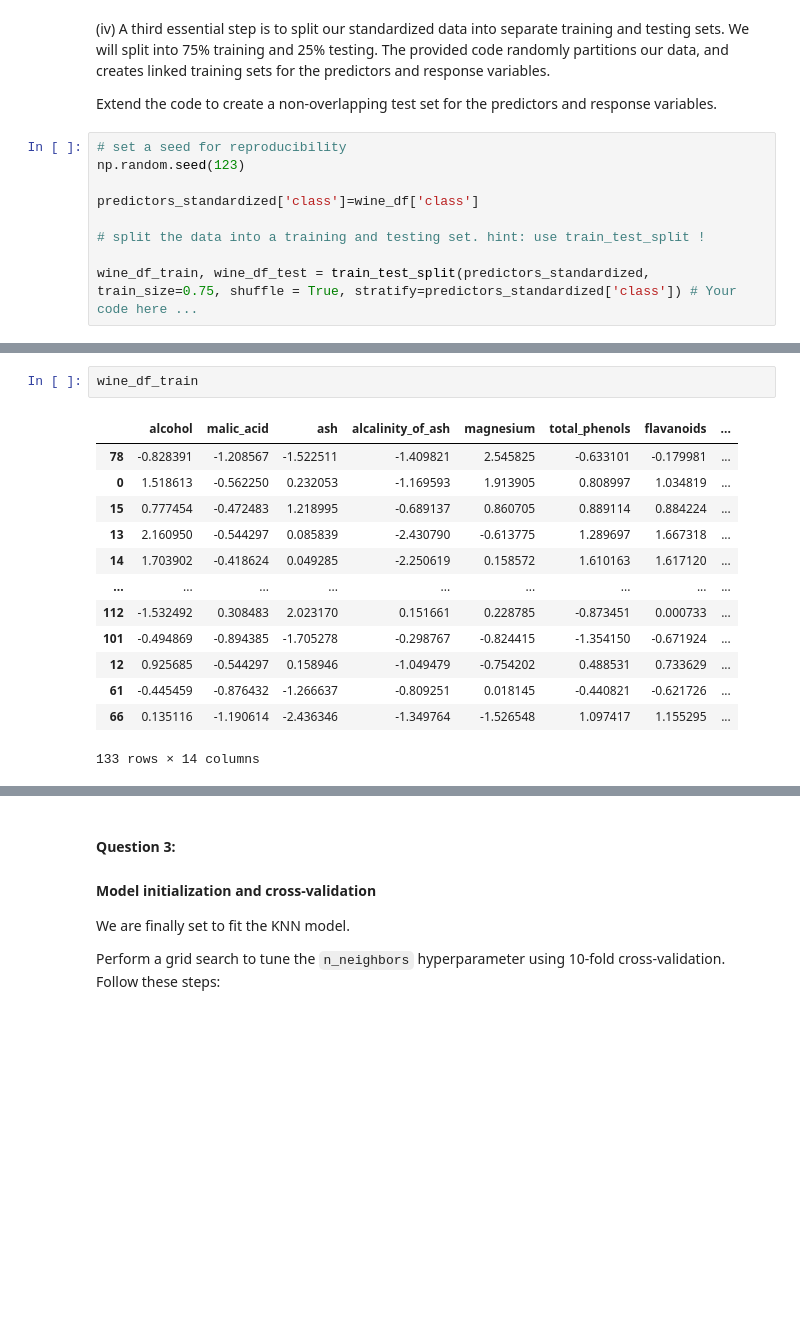
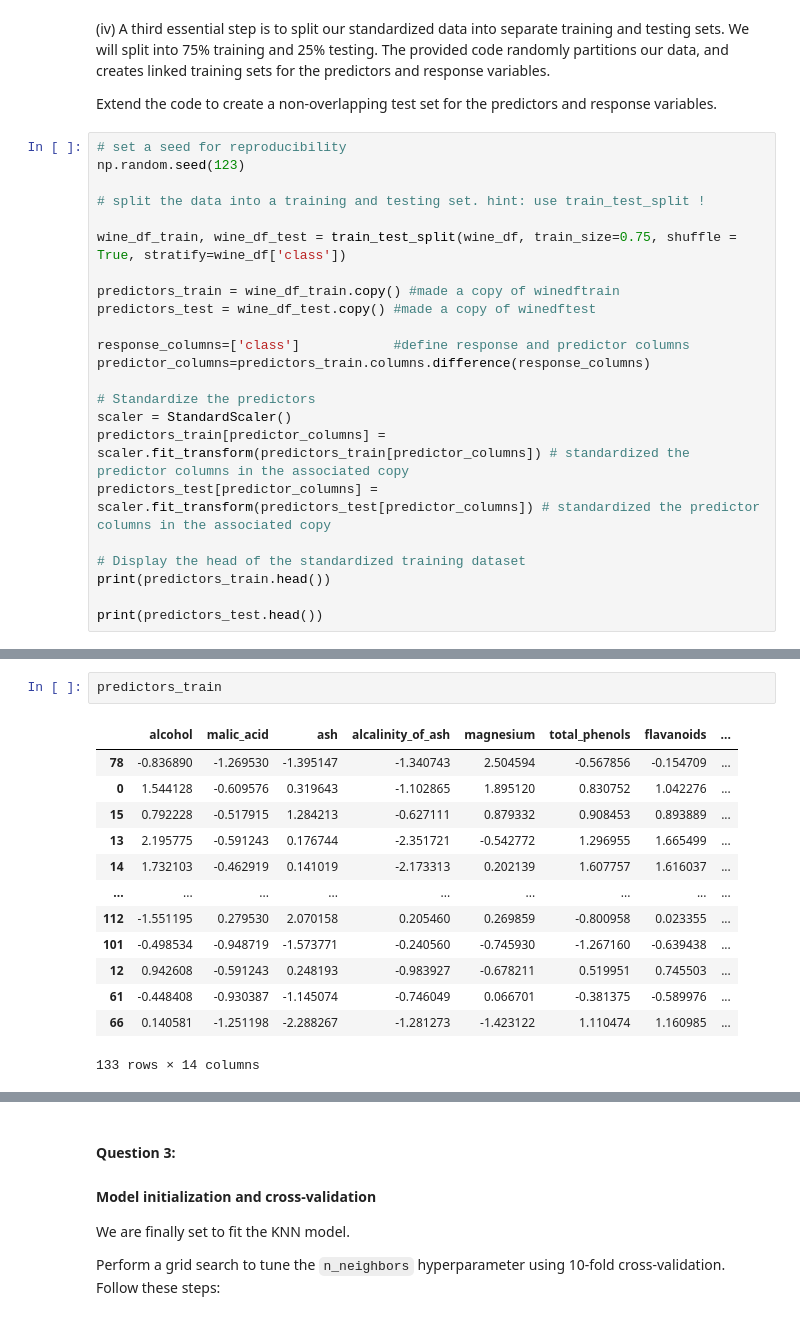
Before and after one commit to azharhasan/LCR, a Jupyter notebook: 02_activities/assignments/assignment_1.ipynb, the cells around one changed output, grey strips where cells are left out. Saved outputs shown, nothing was run; the diff lists cells and outputs as text; blank space fills up the shorter version.

Commit message:
revisions to perform test train split before standardization

```diff
--- a/02_activities/assignments/assignment_1.ipynb
+++ b/02_activities/assignments/assignment_1.ipynb
@@ -163,8 +163,22 @@ Extend the code to create a non-overlapping test set for the predictors and resp
 # set a seed for reproducibility
 np.random.seed(123)
 
-predictors_standardized['class']=wine_df['class']
-
 # split the data into a training and testing set. hint: use train_test_split !
 
-wine_df_train, wine_df_test = train_test_split(predictors_standardized, train_size=0.75, shuffle = True, stratify=predictors_standardized['class']) # Your code here ...
+wine_df_train, wine_df_test = train_test_split(wine_df, train_size=0.75, shuffle = True, stratify=wine_df['class'])
+
+predictors_train = wine_df_train.copy() #made a copy of winedftrain
+predictors_test = wine_df_test.copy() #made a copy of winedftest
+
+response_columns=['class']            #define response and predictor columns
+predictor_columns=predictors_train.columns.difference(response_columns)
+
+# Standardize the predictors
+scaler = StandardScaler()
+predictors_train[predictor_columns] = scaler.fit_transform(predictors_train[predictor_columns]) # standardized the predictor columns in the associated copy
+predictors_test[predictor_columns] = scaler.fit_transform(predictors_test[predictor_columns]) # standardized the predictor columns in the associated copy
+
+# Display the head of the standardized training dataset
+print(predictors_train.head())
+
+print(predictors_test.head())
@@ -171,16 +203,16 @@ wine_df_train, wine_df_test = train_test_split(predictors_standardized, train_si
 # %%
-wine_df_train
+predictors_train
 # %% [output]
 |  | alcohol | malic_acid | ash | alcalinity_of_ash | magnesium | total_phenols | flavanoids | ... |
-| 78 | -0.828391 | -1.208567 | -1.522511 | -1.409821 | 2.545825 | -0.633101 | -0.179981 | ... |
-| 0 | 1.518613 | -0.562250 | 0.232053 | -1.169593 | 1.913905 | 0.808997 | 1.034819 | ... |
-| 15 | 0.777454 | -0.472483 | 1.218995 | -0.689137 | 0.860705 | 0.889114 | 0.884224 | ... |
-| 13 | 2.160950 | -0.544297 | 0.085839 | -2.430790 | -0.613775 | 1.289697 | 1.667318 | ... |
-| 14 | 1.703902 | -0.418624 | 0.049285 | -2.250619 | 0.158572 | 1.610163 | 1.617120 | ... |
+| 78 | -0.836890 | -1.269530 | -1.395147 | -1.340743 | 2.504594 | -0.567856 | -0.154709 | ... |
+| 0 | 1.544128 | -0.609576 | 0.319643 | -1.102865 | 1.895120 | 0.830752 | 1.042276 | ... |
+| 15 | 0.792228 | -0.517915 | 1.284213 | -0.627111 | 0.879332 | 0.908453 | 0.893889 | ... |
+| 13 | 2.195775 | -0.591243 | 0.176744 | -2.351721 | -0.542772 | 1.296955 | 1.665499 | ... |
+| 14 | 1.732103 | -0.462919 | 0.141019 | -2.173313 | 0.202139 | 1.607757 | 1.616037 | ... |
 | ... | ... | ... | ... | ... | ... | ... | ... | ... |
-| 112 | -1.532492 | 0.308483 | 2.023170 | 0.151661 | 0.228785 | -0.873451 | 0.000733 | ... |
-| 101 | -0.494869 | -0.894385 | -1.705278 | -0.298767 | -0.824415 | -1.354150 | -0.671924 | ... |
-| 12 | 0.925685 | -0.544297 | 0.158946 | -1.049479 | -0.754202 | 0.488531 | 0.733629 | ... |
-| 61 | -0.445459 | -0.876432 | -1.266637 | -0.809251 | 0.018145 | -0.440821 | -0.621726 | ... |
-| 66 | 0.135116 | -1.190614 | -2.436346 | -1.349764 | -1.526548 | 1.097417 | 1.155295 | ... |
+| 112 | -1.551195 | 0.279530 | 2.070158 | 0.205460 | 0.269859 | -0.800958 | 0.023355 | ... |
+| 101 | -0.498534 | -0.948719 | -1.573771 | -0.240560 | -0.745930 | -1.267160 | -0.639438 | ... |
+| 12 | 0.942608 | -0.591243 | 0.248193 | -0.983927 | -0.678211 | 0.519951 | 0.745503 | ... |
+| 61 | -0.448408 | -0.930387 | -1.145074 | -0.746049 | 0.066701 | -0.381375 | -0.589976 | ... |
+| 66 | 0.140581 | -1.251198 | -2.288267 | -1.281273 | -1.423122 | 1.110474 | 1.160985 | ... |
 133 rows × 14 columns
```
Also changed, not shown: parts of 4 cells of this notebook.
